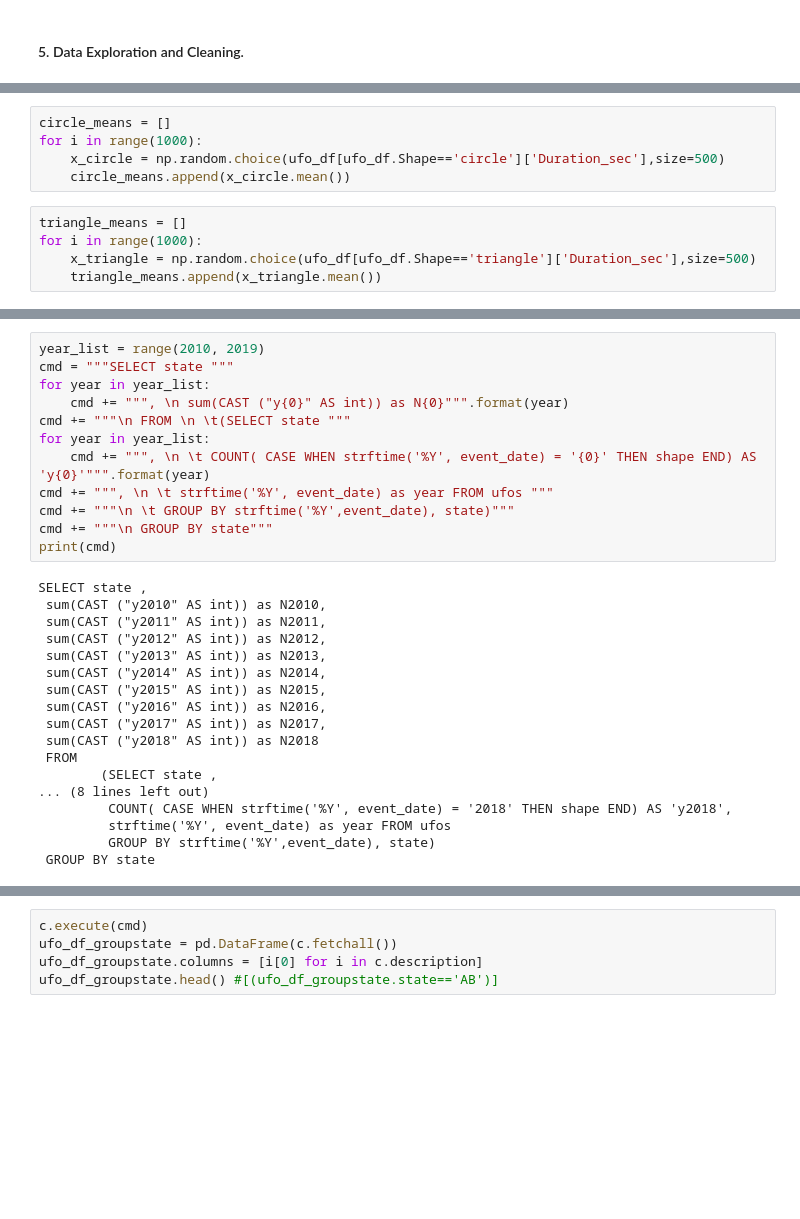
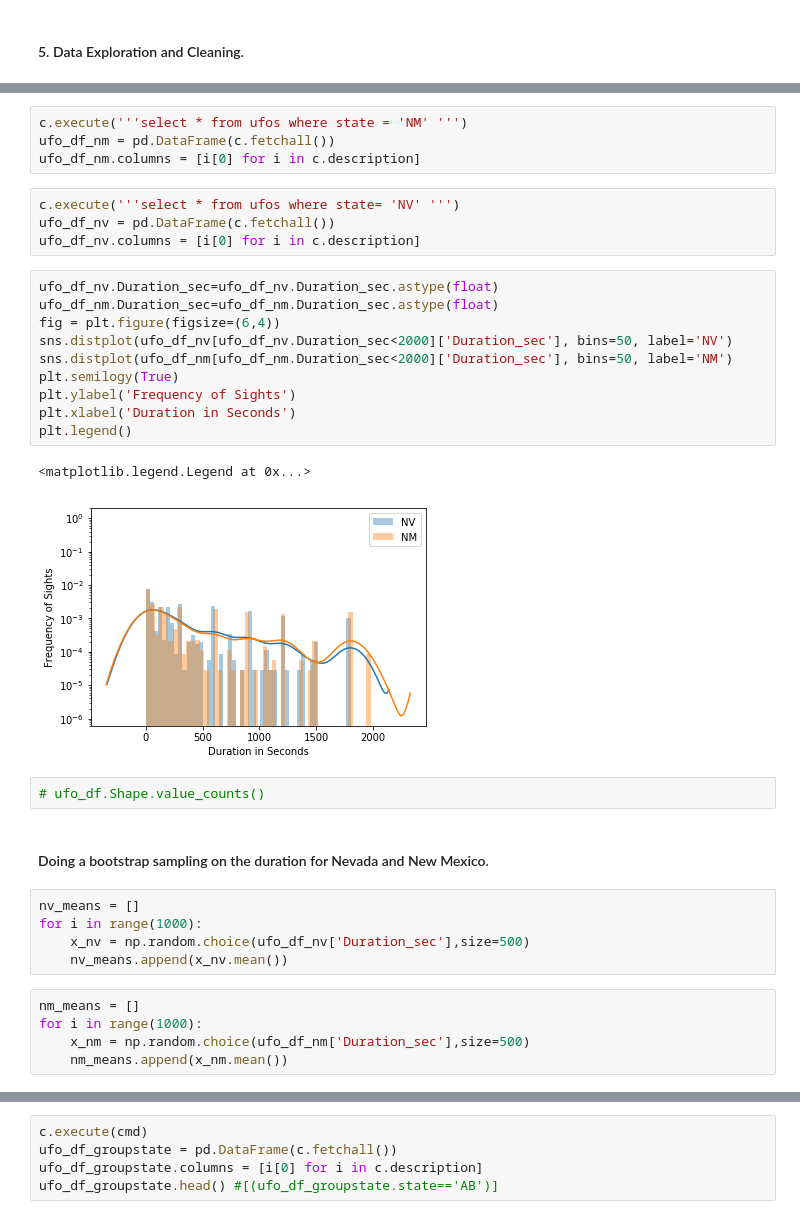
Before and after one commit to fcoba/UFO_proj_2, a Jupyter notebook: ufo_ttest.ipynb, the cells around one changed output, grey strips where cells are left out. Cells and saved outputs as stored; diff of their text form; blank space fills up the shorter version.

Commit message:
added plots, chi squared, and edited the project

```diff
--- a/ufo_ttest.ipynb
+++ b/ufo_ttest.ipynb
@@ -256,10 +114,0 @@ Checking out the shapes
-# %%
-circle_means = []
-for i in range(1000):
-    x_circle = np.random.choice(ufo_df[ufo_df.Shape=='circle']['Duration_sec'],size=500)
-    circle_means.append(x_circle.mean())
-# %%
-triangle_means = []
-for i in range(1000):
-    x_triangle = np.random.choice(ufo_df[ufo_df.Shape=='triangle']['Duration_sec'],size=500)
-    triangle_means.append(x_triangle.mean())
@@ -314,30 +115,35 @@ ufo_df_groupstate.head()
-# %%
-year_list = range(2010, 2019)
-cmd = """SELECT state """
-for year in year_list:
-    cmd += """, \n sum(CAST ("y{0}" AS int)) as N{0}""".format(year)
-cmd += """\n FROM \n \t(SELECT state """
-for year in year_list:
-    cmd += """, \n \t COUNT( CASE WHEN strftime('%Y', event_date) = '{0}' THEN shape END) AS 'y{0}'""".format(year)
-cmd += """, \n \t strftime('%Y', event_date) as year FROM ufos """
-cmd += """\n \t GROUP BY strftime('%Y',event_date), state)"""
-cmd += """\n GROUP BY state"""
-print(cmd)
-# %% [output]
-SELECT state ,
- sum(CAST ("y2010" AS int)) as N2010,
- sum(CAST ("y2011" AS int)) as N2011,
- sum(CAST ("y2012" AS int)) as N2012,
- sum(CAST ("y2013" AS int)) as N2013,
- sum(CAST ("y2014" AS int)) as N2014,
- sum(CAST ("y2015" AS int)) as N2015,
- sum(CAST ("y2016" AS int)) as N2016,
- sum(CAST ("y2017" AS int)) as N2017,
- sum(CAST ("y2018" AS int)) as N2018
- FROM
-        (SELECT state ,
-... (8 lines left out)
-         COUNT( CASE WHEN strftime('%Y', event_date) = '2018' THEN shape END) AS 'y2018',
-         strftime('%Y', event_date) as year FROM ufos
-         GROUP BY strftime('%Y',event_date), state)
- GROUP BY state
+# %%
+c.execute('''select * from ufos where state = 'NM' ''')
+ufo_df_nm = pd.DataFrame(c.fetchall())
+ufo_df_nm.columns = [i[0] for i in c.description]
+# %%
+c.execute('''select * from ufos where state= 'NV' ''')
+ufo_df_nv = pd.DataFrame(c.fetchall())
+ufo_df_nv.columns = [i[0] for i in c.description]
+# %%
+ufo_df_nv.Duration_sec=ufo_df_nv.Duration_sec.astype(float)
+ufo_df_nm.Duration_sec=ufo_df_nm.Duration_sec.astype(float)
+fig = plt.figure(figsize=(6,4))
+sns.distplot(ufo_df_nv[ufo_df_nv.Duration_sec<2000]['Duration_sec'], bins=50, label='NV')
+sns.distplot(ufo_df_nm[ufo_df_nm.Duration_sec<2000]['Duration_sec'], bins=50, label='NM')
+plt.semilogy(True)
+plt.ylabel('Frequency of Sights')
+plt.xlabel('Duration in Seconds')
+plt.legend()
+# %% [output]
+<matplotlib.legend.Legend at 0x...>
+[figure, added]
+# %%
+# ufo_df.Shape.value_counts()
+# %% [markdown]
+#### Doing a bootstrap sampling on the duration for Nevada and New Mexico.
+# %%
+nv_means = []
+for i in range(1000):
+    x_nv = np.random.choice(ufo_df_nv['Duration_sec'],size=500)
+    nv_means.append(x_nv.mean())
+# %%
+nm_means = []
+for i in range(1000):
+    x_nm = np.random.choice(ufo_df_nm['Duration_sec'],size=500)
+    nm_means.append(x_nm.mean())
```
Also changed, not shown: parts of 69 cells of this notebook, 1 other file.
